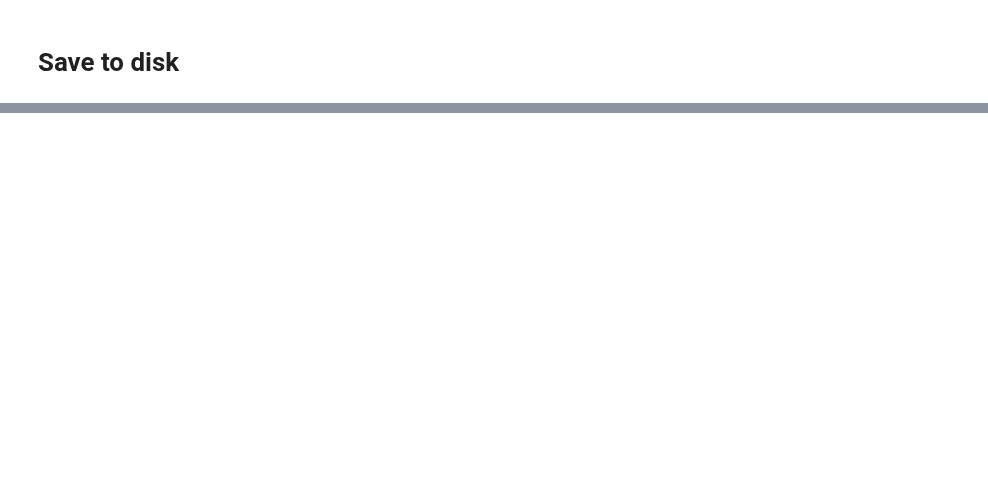
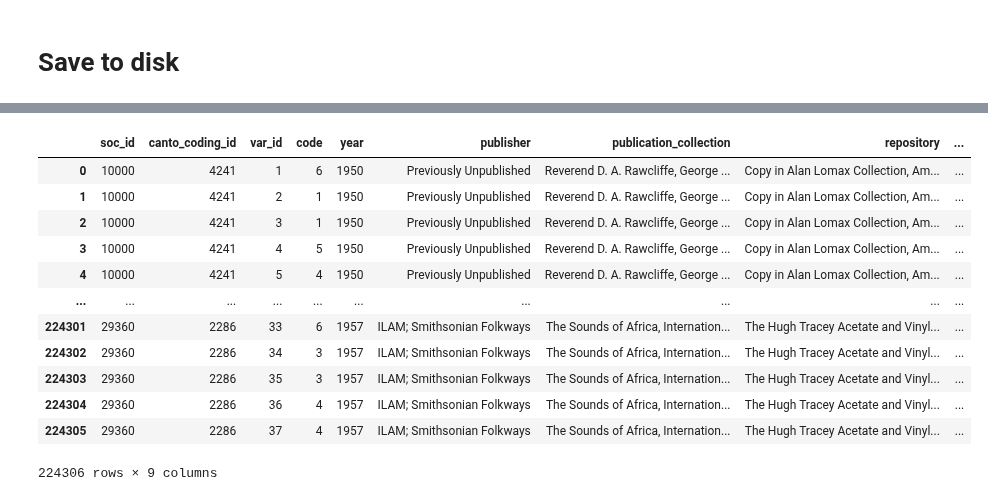
Before and after one commit to theglobaljukebox/Woodetal2021-Analysis, a Jupyter notebook: Download and Format Data.ipynb, the cells around one changed output, grey strips where cells are left out. Cells and saved outputs as stored; diff of their text form; code cells hidden in the pictures; blank space fills up the shorter version.

Commit message:
add long form

```diff
--- a/Download and Format Data.ipynb
+++ b/Download and Format Data.ipynb
@@ -232,0 +240,32 @@ long_form.to_csv('./output/long_form.csv')
+# %%
+def convert_code(input_row,i):
+    for row in input_row["code"]:
+        for item in conversion_guide["line_"+str(input_row["var_id"][i])]:
+            if int(item["code"])==int(row):
+                if item["code_2"] == None:
+                    return [item["code_1"]]
+                elif item["code_2"] !=None:
+                    return [item["code_1"], item["code_2"]]
+                else:
+                    return [item["code_2"], item["code_2"], item["code_3"]]
+# %%
+%%notify -m "long form conversion completed"
+column_names = ['soc_id', 'canto_coding_id', 'var_id','code', 'year', 'publisher', 'publication_collection', 'repository','sources']
+final_long_form = pd.DataFrame(columns=column_names)
+for i in range(len(long_form)):
+    codes = convert_code(long_form[i:i+1],i)
+    for code in codes:
+        new_row = pd.DataFrame([
+                [
+                 long_form.loc[i,"soc_id"],
+                 long_form.loc[i,"canto_coding_id"],
+                 long_form.loc[i,"var_id"],
+                 code,
+                 long_form.loc[i,"year"],
+                 long_form.loc[i,"publisher"],
+                 long_form.loc[i,"publication_collection"],
+                 long_form.loc[i,"repository"],
+                 long_form.loc[i,"sources"]
+                ]],
+                columns=column_names)
+        final_long_form = final_long_form.append(new_row)
@@ -232,0 +274,20 @@ long_form.to_csv('./output/long_form.csv')
+# %%
+final_long_form = final_long_form.reset_index()
+# %%
+final_long_form = final_long_form.drop(columns=["index"])
+# %%
+final_long_form.
+# %% [output]
+|  | soc_id | canto_coding_id | var_id | code | year | publisher | publication_collection | repository | ... |
+| 0 | 10000 | 4241 | 1 | 6 | 1950 | Previously Unpublished | Reverend D. A. Rawcliffe, George ... | Copy in Alan Lomax Collection, Am... | ... |
+| 1 | 10000 | 4241 | 2 | 1 | 1950 | Previously Unpublished | Reverend D. A. Rawcliffe, George ... | Copy in Alan Lomax Collection, Am... | ... |
+| 2 | 10000 | 4241 | 3 | 1 | 1950 | Previously Unpublished | Reverend D. A. Rawcliffe, George ... | Copy in Alan Lomax Collection, Am... | ... |
+| 3 | 10000 | 4241 | 4 | 5 | 1950 | Previously Unpublished | Reverend D. A. Rawcliffe, George ... | Copy in Alan Lomax Collection, Am... | ... |
+| 4 | 10000 | 4241 | 5 | 4 | 1950 | Previously Unpublished | Reverend D. A. Rawcliffe, George ... | Copy in Alan Lomax Collection, Am... | ... |
+| ... | ... | ... | ... | ... | ... | ... | ... | ... | ... |
+| 224301 | 29360 | 2286 | 33 | 6 | 1957 | ILAM; Smithsonian Folkways | The Sounds of Africa, Internation... | The Hugh Tracey Acetate and Vinyl... | ... |
+| 224302 | 29360 | 2286 | 34 | 3 | 1957 | ILAM; Smithsonian Folkways | The Sounds of Africa, Internation... | The Hugh Tracey Acetate and Vinyl... | ... |
+| 224303 | 29360 | 2286 | 35 | 3 | 1957 | ILAM; Smithsonian Folkways | The Sounds of Africa, Internation... | The Hugh Tracey Acetate and Vinyl... | ... |
+| 224304 | 29360 | 2286 | 36 | 4 | 1957 | ILAM; Smithsonian Folkways | The Sounds of Africa, Internation... | The Hugh Tracey Acetate and Vinyl... | ... |
+| 224305 | 29360 | 2286 | 37 | 4 | 1957 | ILAM; Smithsonian Folkways | The Sounds of Africa, Internation... | The Hugh Tracey Acetate and Vinyl... | ... |
+224306 rows × 9 columns
```
Also changed, not shown: parts of 4 cells of this notebook, 5 other files.
